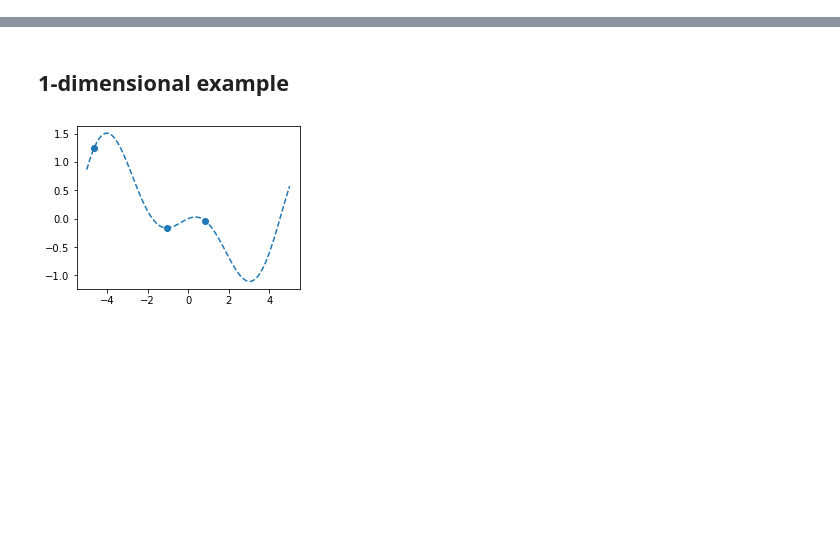
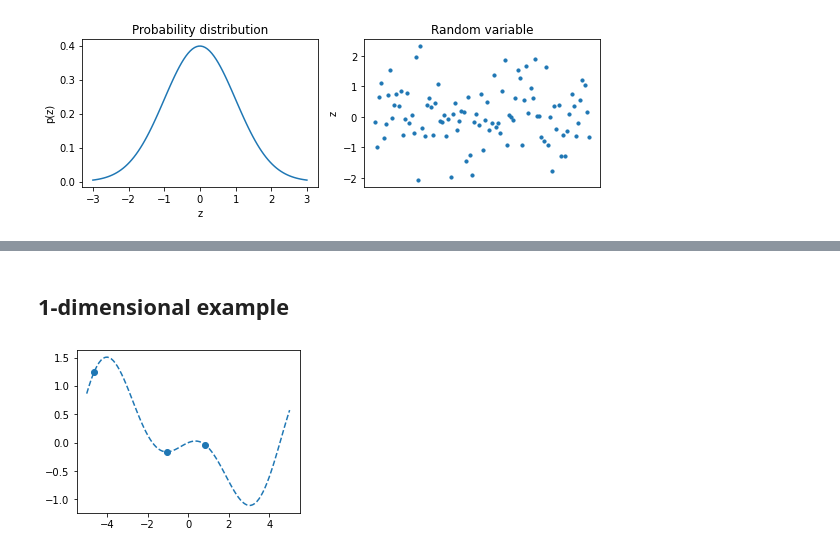
Before and after one commit to MGuo-Lab/oodx, a Jupyter notebook: notebooks/gaussian_processes.ipynb, the cells around one changed output, grey strips where cells are left out. Cells and saved outputs as stored; diff of their text form; code cells hidden in the pictures; blank space fills up the shorter version.

```diff
--- a/notebooks/gaussian_processes.ipynb
+++ b/notebooks/gaussian_processes.ipynb
@@ -0,0 +29,24 @@
+# %%
+n = 100
+mu = 0
+sigma = 1
+x = np.linspace(mu-3*sigma, mu+3*sigma, n)
+
+fig, (ax1, ax2) = plt.subplots(1, 2, figsize=(8,3))
+ax1.plot(x, stats.norm.pdf(x, mu, sigma))
+ax1.set_title('Probability distribution')
+ax1.set_xlabel('z')
+ax1.set_ylabel('p(z)')
+
+x = np.linspace(-5, 5, n)
+f = np.random.normal(mu, sigma, n)
+
+ax2.scatter(x, f, s=10)
+ax2.set_title('Random variable')
+ax2.set_xticks([])
+ax2.set_ylabel('z')
+
+plt.tight_layout()
+plt.show()
+# %% [output]
+[figure, added]
```
Also changed, not shown: parts of 10 cells of this notebook.
